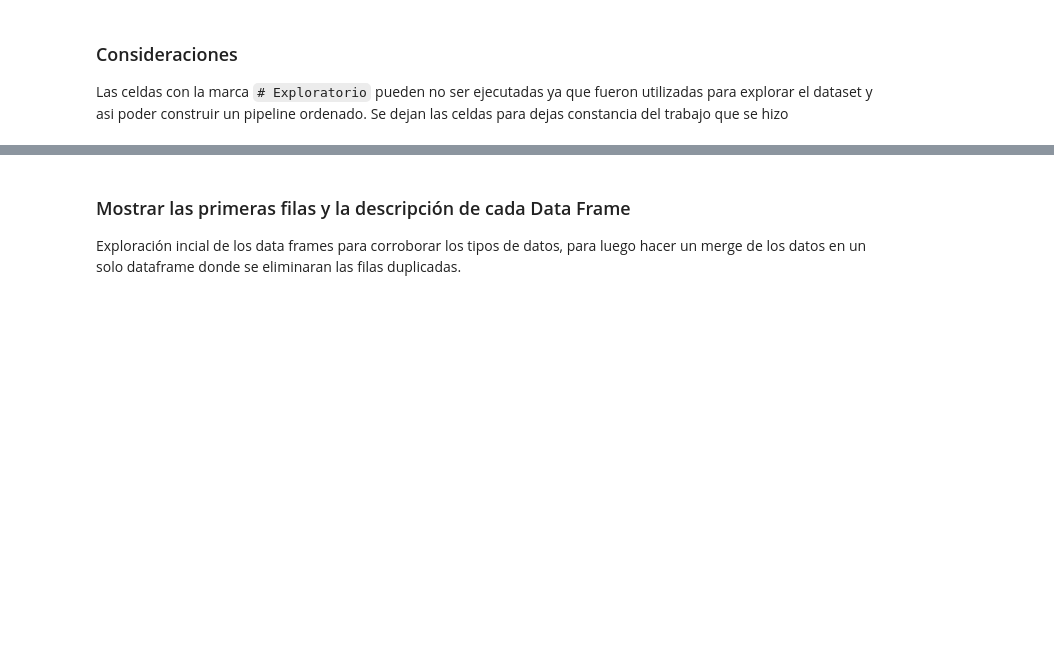
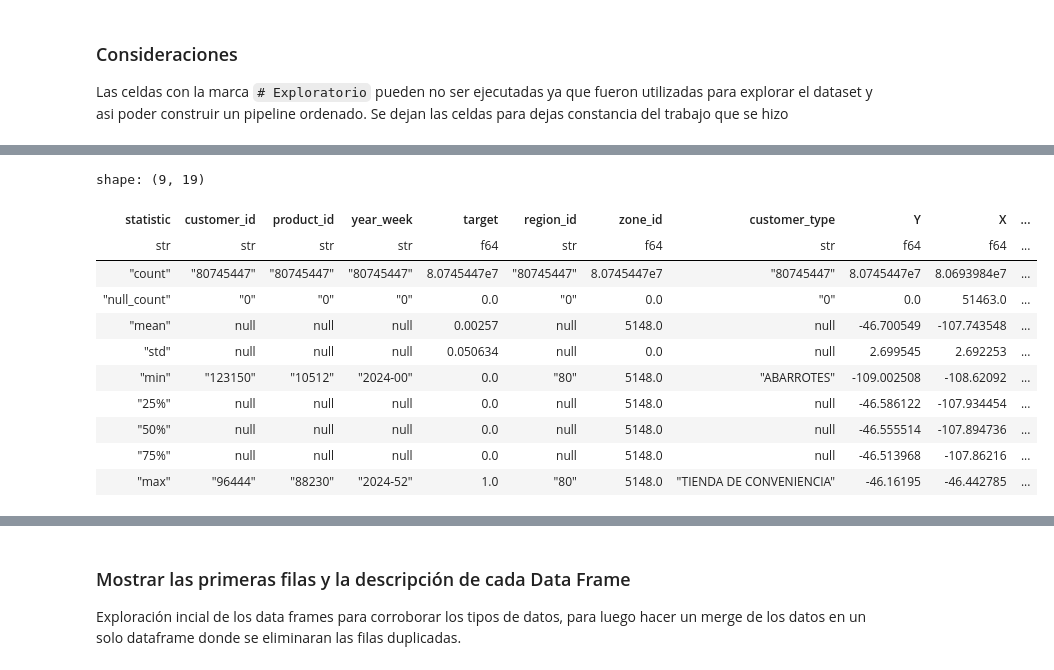
Before and after one commit to fco-marquez/MDS7202_Free_Riders, a Jupyter notebook: entrega1/enunciado_entrega1.ipynb, the cells around one changed output, grey strips where cells are left out. Saved outputs shown, nothing was run; the diff lists cells and outputs as text; code cells hidden in the pictures; blank space fills up the shorter version.

```diff
--- a/entrega1/enunciado_entrega1.ipynb
+++ b/entrega1/enunciado_entrega1.ipynb
@@ -201,0 +387,15 @@ import pandas as pd
+# %%
+data.describe()
+# %% [output]
+shape: (9, 19)
+| statistic | customer_id | product_id | year_week | target | region_id | zone_id | customer_type | Y | X | ... |
+| str | str | str | str | f64 | str | f64 | str | f64 | f64 | ... |
+| "count" | "80745447" | "80745447" | "80745447" | 8.0745447e7 | "80745447" | 8.0745447e7 | "80745447" | 8.0745447e7 | 8.0693984e7 | ... |
+| "null_count" | "0" | "0" | "0" | 0.0 | "0" | 0.0 | "0" | 0.0 | 51463.0 | ... |
+| "mean" | null | null | null | 0.00257 | null | 5148.0 | null | -46.700549 | -107.743548 | ... |
+| "std" | null | null | null | 0.050634 | null | 0.0 | null | 2.699545 | 2.692253 | ... |
+| "min" | "123150" | "10512" | "2024-00" | 0.0 | "80" | 5148.0 | "ABARROTES" | -109.002508 | -108.62092 | ... |
+| "25%" | null | null | null | 0.0 | null | 5148.0 | null | -46.586122 | -107.934454 | ... |
+| "50%" | null | null | null | 0.0 | null | 5148.0 | null | -46.555514 | -107.894736 | ... |
+| "75%" | null | null | null | 0.0 | null | 5148.0 | null | -46.513968 | -107.86216 | ... |
+| "max" | "96444" | "88230" | "2024-52" | 1.0 | "80" | 5148.0 | "TIENDA DE CONVENIENCIA" | -46.16195 | -46.442785 | ... |
```
Also changed, not shown: parts of 4 cells of this notebook.
